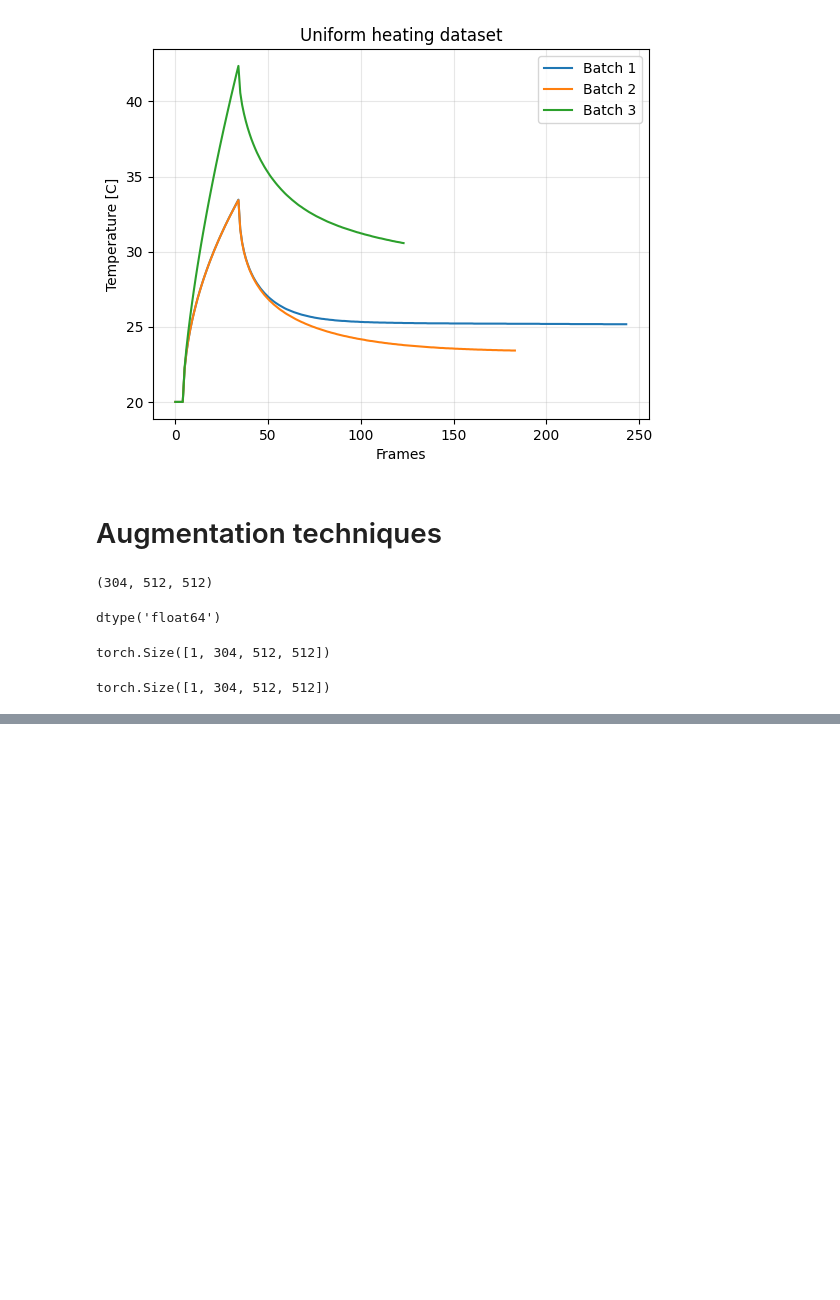
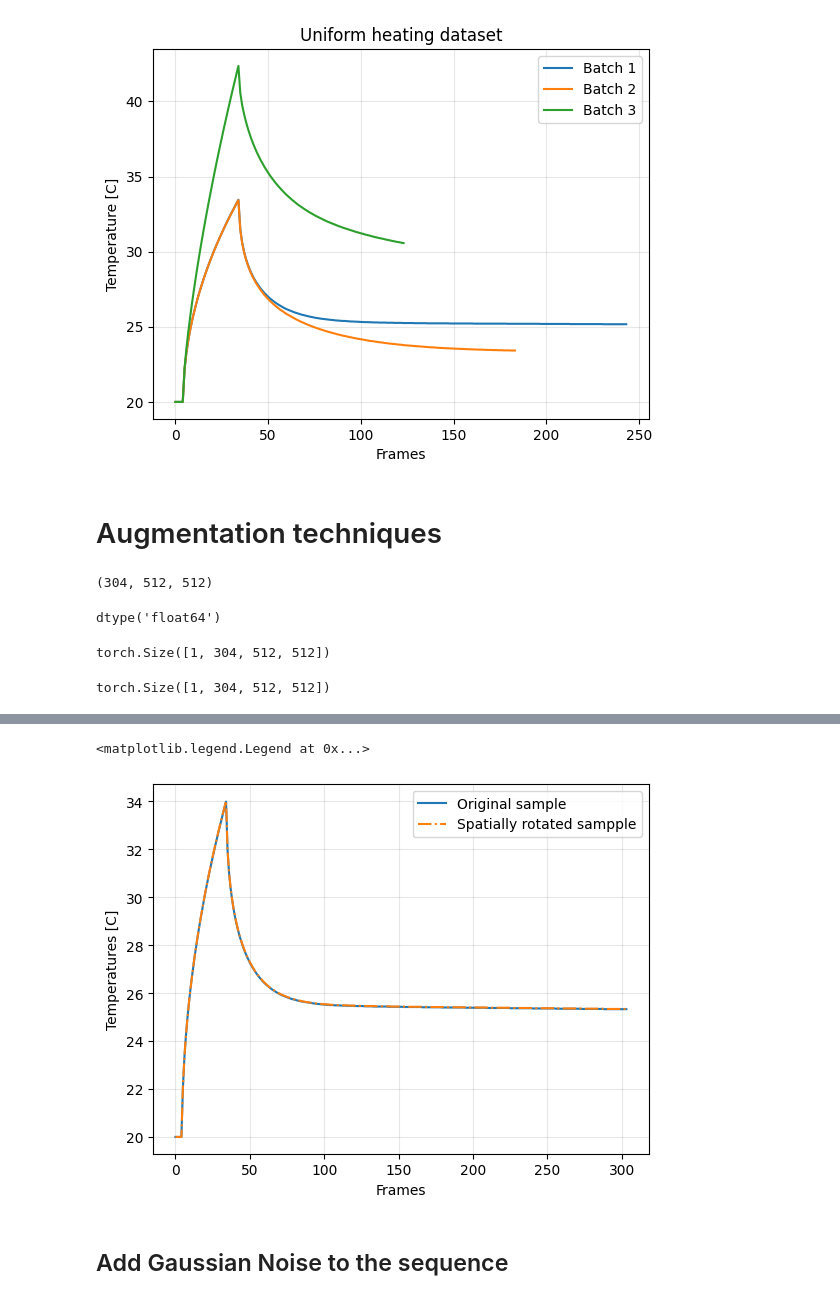
Before and after one commit to konrad-jaworski/attention_unet, a Jupyter notebook: working_notebook.ipynb, the cells around one changed output, grey strips where cells are left out. Saved outputs shown, nothing was run; the diff lists cells and outputs as text; code cells hidden in the pictures; blank space fills up the shorter version.

```diff
--- a/working_notebook.ipynb
+++ b/working_notebook.ipynb
@@ -145,0 +164,12 @@ torch.Size([1, 304, 512, 512])
+# %%
+plt.plot(sample[0,:,250,250],label='Original sample')
+plt.plot(sample_mod[0,:,250,250],label='Spatially rotated sampple',linestyle='-.')
+plt.xlabel('Frames')
+plt.ylabel('Temperatures [C]')
+plt.grid(alpha=0.3)
+plt.legend()
+# %% [output]
+<matplotlib.legend.Legend at 0x...>
+[figure, added]
+# %% [markdown]
+<h2>Add Gaussian Noise to the sequence</h2>
```
Also changed, not shown: parts of 21 cells of this notebook, 1 other file.
